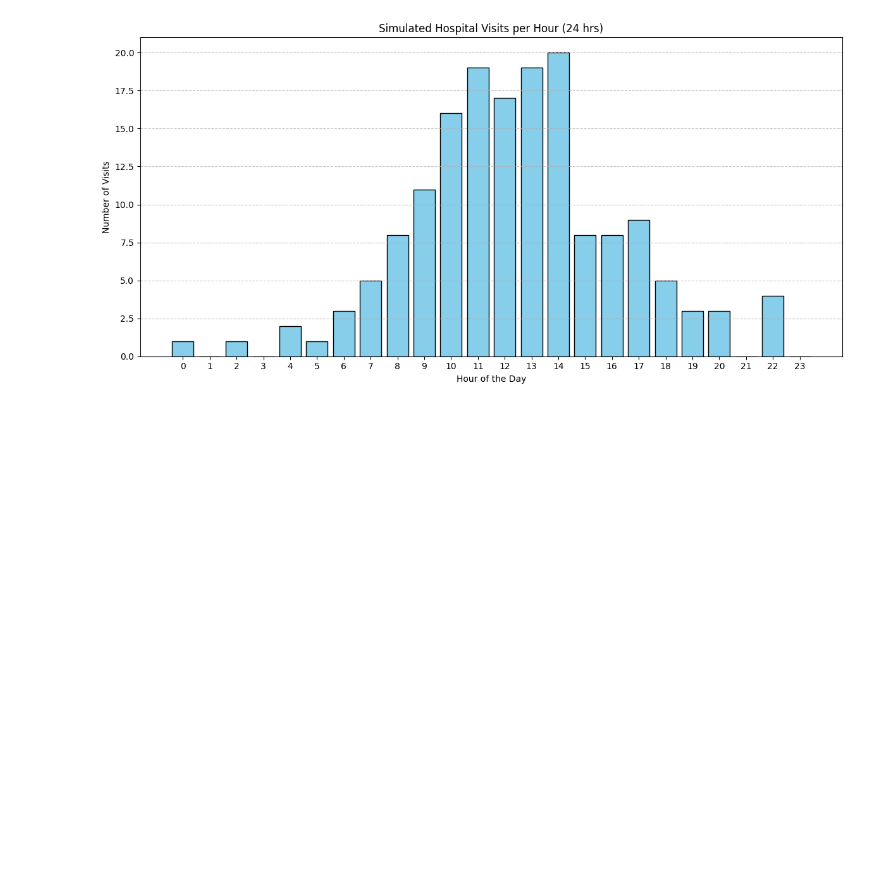
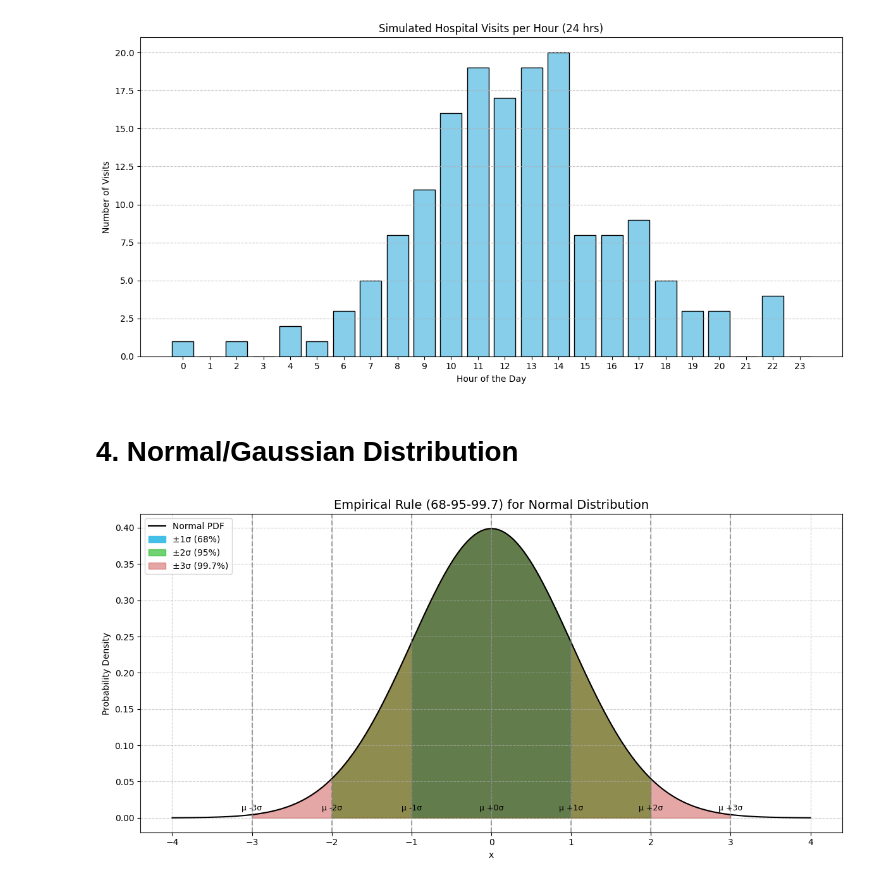
Before and after one commit to abhik12295/Data-Science-Learning, a Jupyter notebook: Statistics/types_of_probability_distribution.ipynb, the cells around one changed output. Saved outputs shown, nothing was run; the diff lists cells and outputs as text; code cells hidden in the pictures; blank space fills up the shorter version.

Commit message:
Normal Distribution

```diff
--- a/Statistics/types_of_probability_distribution.ipynb
+++ b/Statistics/types_of_probability_distribution.ipynb
@@ -329,3 +329,5 @@ When to use Binomial and when to use Poisson:
 | Events           | Count in time/space | Successes in trials |
 | Good for         | Rare events         | Binary outcomes     |
 '''
+# %% [markdown]
+# 4. Normal/Gaussian Distribution
@@ -331,0 +370,43 @@ When to use Binomial and when to use Poisson:
+# %%
+import numpy as np
+import matplotlib.pyplot as plt
+from scipy.stats import norm
+
+# Parameters
+mu = 0
+sigma = 1
+x = np.linspace(mu - 4*sigma, mu + 4*sigma, 1000)
+pdf = norm.pdf(x, mu, sigma)
+
+# Plot setup
+plt.figure(figsize=(12, 6))
+plt.plot(x, pdf, color='black', label='Normal PDF')
+
+# Fill between areas for 1σ, 2σ, 3σ
+colors = ["#43bfe8", "#13b413", "#bd2320"]  # light blue, light green, light red
+
+# ±1σ
+plt.fill_between(x, pdf, where=(x >= mu - sigma) & (x <= mu + sigma),
+                 color=colors[0], label='±1σ (68%)')
+# ±2σ
+plt.fill_between(x, pdf, where=(x >= mu - 2*sigma) & (x <= mu + 2*sigma),
+                 color=colors[1], alpha=0.6, label='±2σ (95%)')
+# ±3σ
+plt.fill_between(x, pdf, where=(x >= mu - 3*sigma) & (x <= mu + 3*sigma),
+                 color=colors[2], alpha=0.4, label='±3σ (99.7%)')
+
+# Vertical lines at mean and standard deviations
+for i in range(-3, 4):
+    plt.axvline(mu + i*sigma, linestyle='--', color='gray', alpha=0.7)
+    plt.text(mu + i*sigma, 0.01, f'μ {i:+}σ', ha='center', fontsize=9)
+
+# Final plot formatting
+plt.title('Empirical Rule (68-95-99.7) for Normal Distribution', fontsize=14)
+plt.xlabel('x')
+plt.ylabel('Probability Density')
+plt.grid(True, linestyle='--', alpha=0.6)
+plt.legend(loc='upper left')
+plt.tight_layout()
+plt.show()
+# %% [output]
+[figure, added]
```
Also changed, not shown: parts of 6 cells of this notebook.
